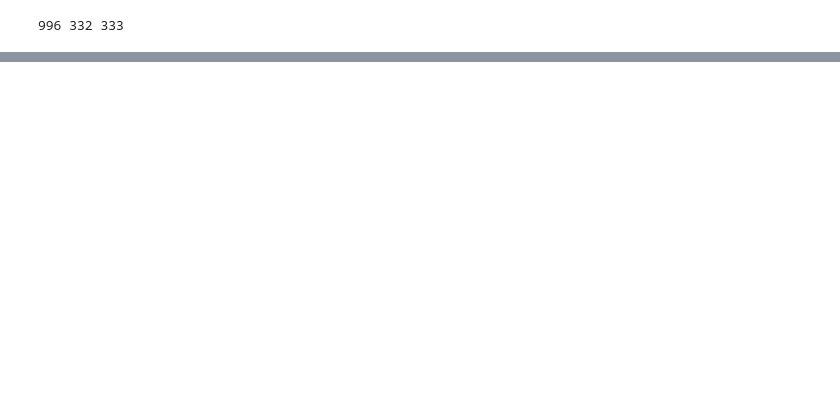
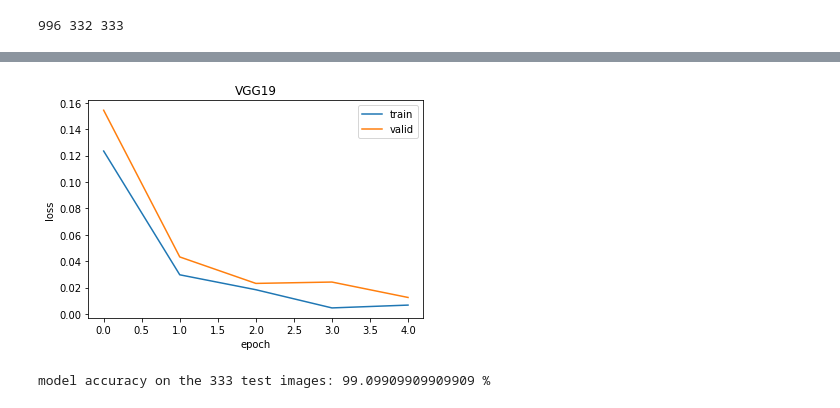
Before and after one commit to biraaj/Caltech101-Airplanes-Motorbikes-Schooners, a Jupyter notebook: caltech101.ipynb, the cells around one changed output, grey strips where cells are left out. Saved outputs shown, nothing was run; the diff lists cells and outputs as text; code cells hidden in the pictures; blank space fills up the shorter version.

```diff
--- a/caltech101.ipynb
+++ b/caltech101.ipynb
@@ -407,0 +529,2 @@ model accuracy on the 333 test images: 94.5945945945946 %
+# %%
+model4, train_loss4, valid_loss4 = train(model4,epochs,optimizer4)
@@ -407,0 +542,8 @@ model accuracy on the 333 test images: 94.5945945945946 %
+# %%
+plot_loss_graph(train_loss4,valid_loss4,"VGG19")
+# %% [output]
+[figure, added]
+# %%
+test_accuracy(model4)
+# %% [output]
+model accuracy on the 333 test images: 99.09909909909909 %
```
Also changed, not shown: parts of 29 cells of this notebook.
